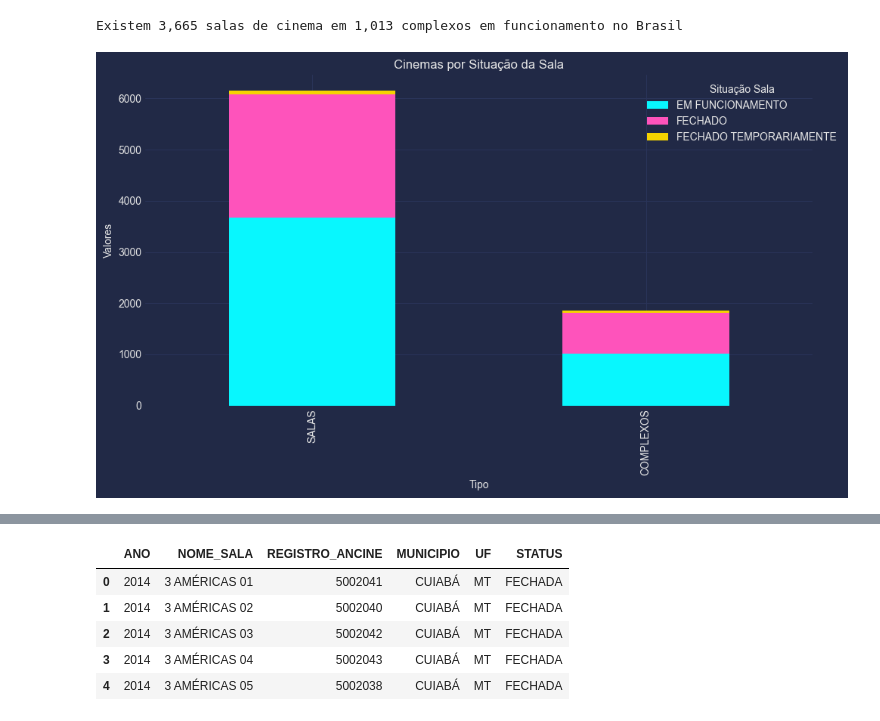
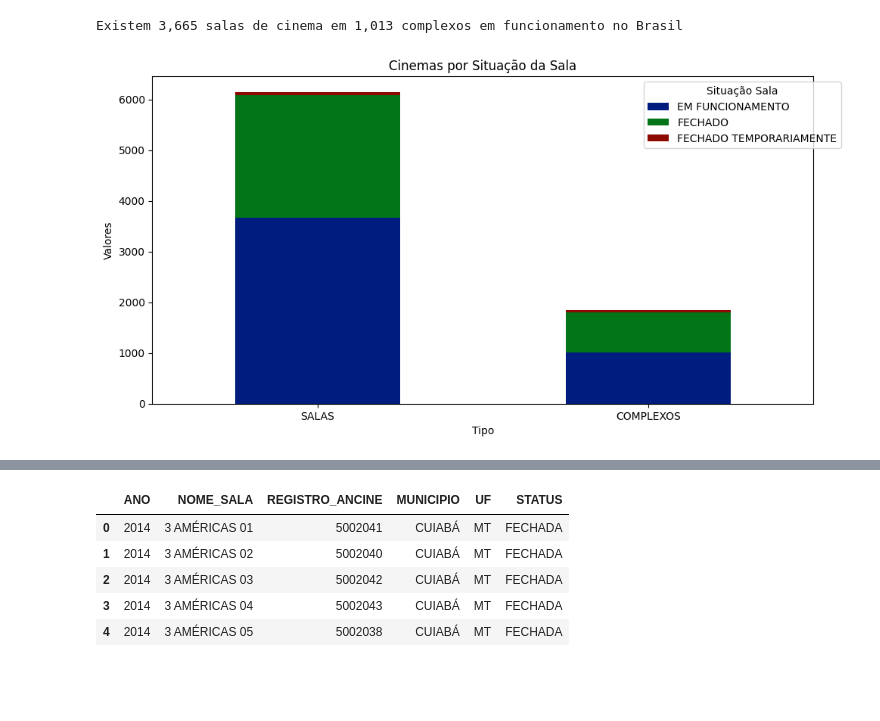
Before and after one commit to santluan/project_analysis_cinebr, a Jupyter notebook: analise_cinemabr.ipynb, the cells around one changed output, grey strips where cells are left out. Drawn from its saved outputs; the diff is of its cells as text; code cells hidden in the pictures; blank space fills up the shorter version.

```diff
--- a/analise_cinemabr.ipynb
+++ b/analise_cinemabr.ipynb
@@ -21,11 +21,8 @@ import wget
 import pandas as pd
 import numpy as np
 import matplotlib.pyplot as plt
-import plotly.express as px
 import polars as pl
-import mplcyberpunk
-import seaborn as sns
-plt.style.use("cyberpunk")
+plt.style.use('seaborn-v0_8-dark-palette')
 
 path = 'D:\\Desktop\\DataScience\\Python\\Projects\\analise_dados_cinemabr\\dados'
 # %% [markdown]
@@ -80,16 +77,17 @@ Existem 3,665 salas de cinema em 1,013 complexos em funcionamento no Brasil
 # %%
 # Gráfico de colunas com distribuição de salas e cinemas [funcionando, fechadas, ...]
 
 data = df_salas.groupby('SITUACAO_SALA').agg({'NOME_SALA':['nunique'], 'NOME_COMPLEXO':['nunique']}).reset_index()
 data.columns = ['SITUACAO_SALA', 'SALAS', 'COMPLEXOS']
 data = data[data['SITUACAO_SALA'] != 'NÃO ENCONTRADA']
 data = data.set_index('SITUACAO_SALA').T
 
 data.plot(kind='bar', stacked=True, title='Cinemas por Situação da Sala', figsize=(10, 6))
 plt.xlabel('Tipo')
 plt.ylabel('Valores')
 plt.legend(title='Situação Sala', bbox_to_anchor=(1.05, 1))
 plt.tight_layout()
+plt.xticks(rotation=0)
 plt.show()
 # %% [output]
-[figure, old version]
+[figure, new version]
```
Also changed, not shown: parts of 9 cells of this notebook, 1 other file.
